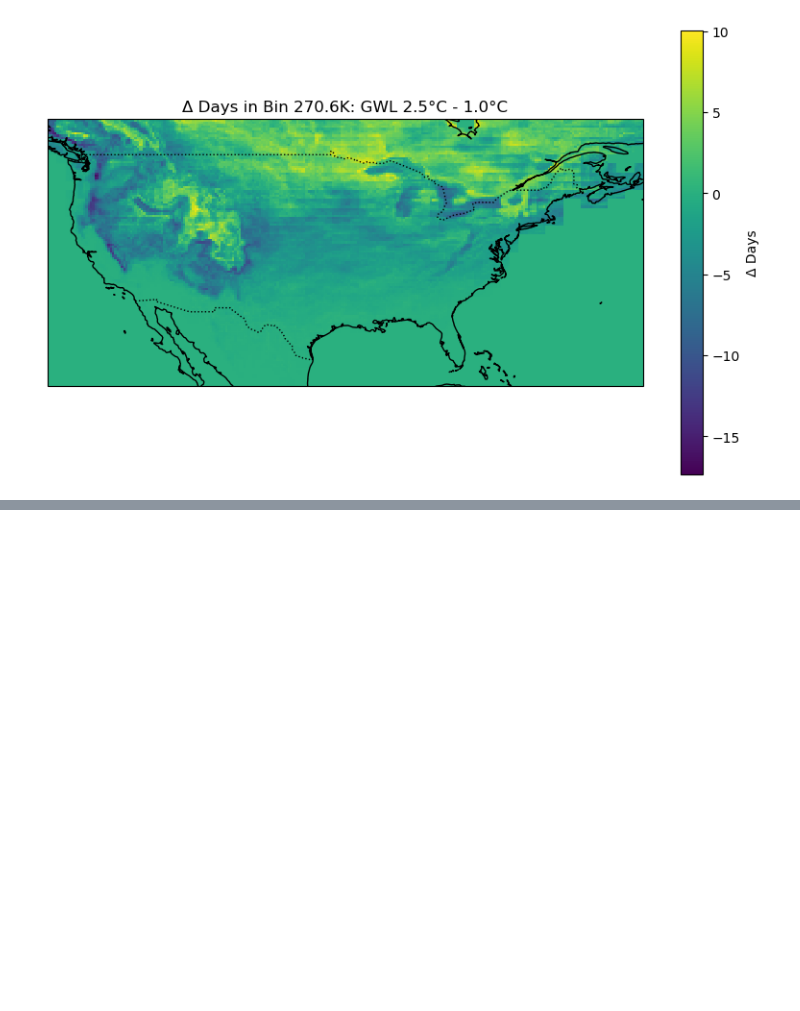
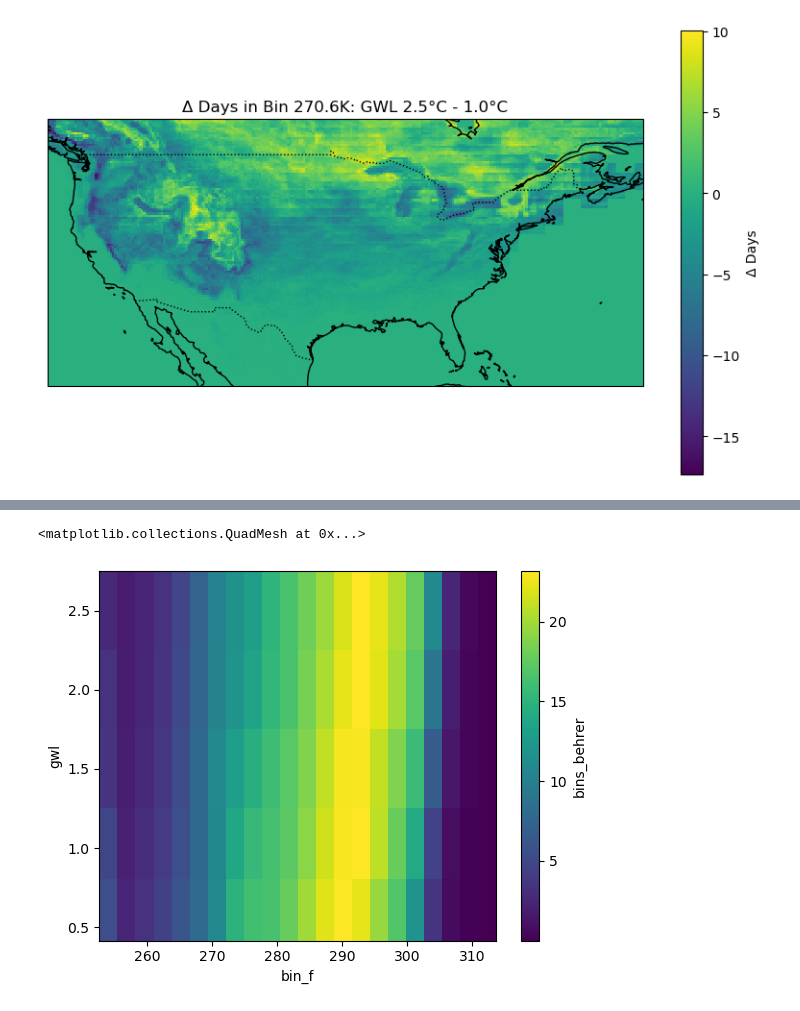
Before and after one commit to econwiz/summeraliaclimate, a Jupyter notebook: code/Exploring.ipynb, the cells around one changed output, grey strips where cells are left out. Saved outputs shown, nothing was run; the diff lists cells and outputs as text; code cells hidden in the pictures; blank space fills up the shorter version.

```diff
--- a/code/Exploring.ipynb
+++ b/code/Exploring.ipynb
@@ -87,0 +111,12 @@ plt.show()
+# %%
+# This will plot the average time series over all lat/lon points
+# Note that, if your data is on a normal rectangular grid (even
+# lat/lon spacings), you will need to weight your data to account
+# for the changing size of the pixels with latitude
+
+import numpy as np
+weights = np.cos(np.deg2rad(ds.lat))
+ds.bins_behrer.weighted(weights).mean(('lat','lon')).plot()b
+# %% [output]
+<matplotlib.collections.QuadMesh at 0x...>
+[figure, added]
```
Also changed, not shown: parts of 6 cells of this notebook.
